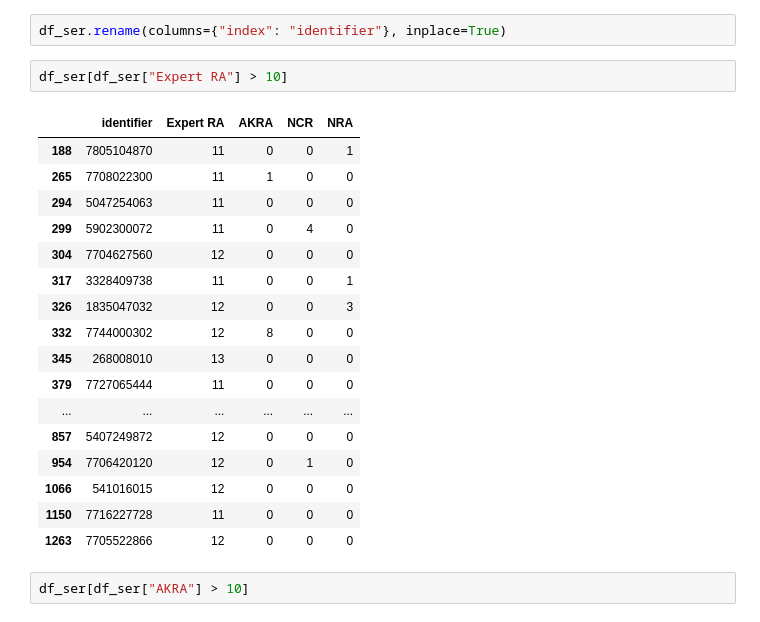
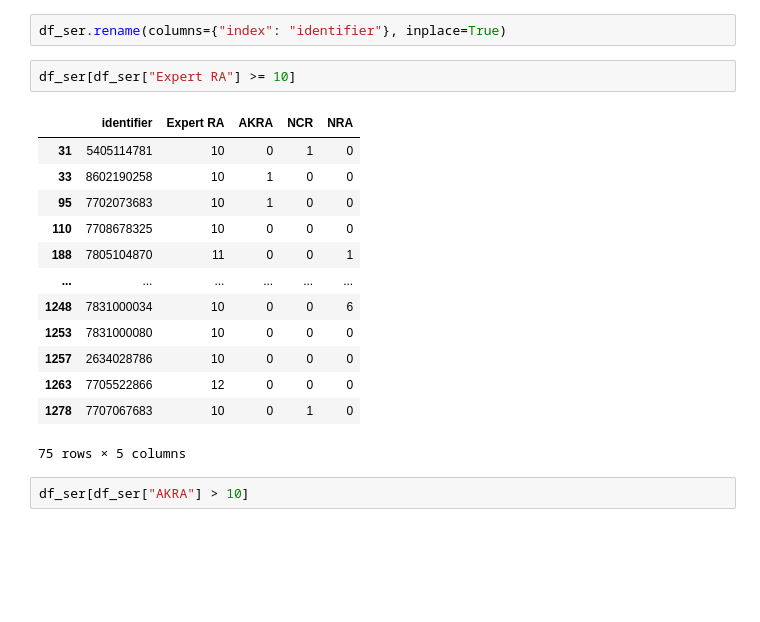
Before and after one commit to DanLip02/Ratings-analysis-project, a Jupyter notebook: jupyter_books/get_full_data_long-ser.ipynb, the cells around one changed output. Cells and saved outputs as stored; diff of their text form; blank space fills up the shorter version.

```diff
--- a/jupyter_books/get_full_data_long-ser.ipynb
+++ b/jupyter_books/get_full_data_long-ser.ipynb
@@ -49,25 +49,21 @@ df_ser = pd.DataFrame().from_dict(series_length).T.reset_index()
 # %%
 df_ser.rename(columns={"index": "identifier"}, inplace=True)
 # %%
-df_ser[df_ser["Expert RA"] > 10]
+df_ser[df_ser["Expert RA"] >= 10]
 # %% [output]
 |  | identifier | Expert RA | AKRA | NCR | NRA |
+| 31 | 5405114781 | 10 | 0 | 1 | 0 |
+| 33 | 8602190258 | 10 | 1 | 0 | 0 |
+| 95 | 7702073683 | 10 | 1 | 0 | 0 |
+| 110 | 7708678325 | 10 | 0 | 0 | 0 |
 | 188 | 7805104870 | 11 | 0 | 0 | 1 |
-| 265 | 7708022300 | 11 | 1 | 0 | 0 |
-| 294 | 5047254063 | 11 | 0 | 0 | 0 |
-| 299 | 5902300072 | 11 | 0 | 4 | 0 |
-| 304 | 7704627560 | 12 | 0 | 0 | 0 |
-| 317 | 3328409738 | 11 | 0 | 0 | 1 |
-| 326 | 1835047032 | 12 | 0 | 0 | 3 |
-| 332 | 7744000302 | 12 | 8 | 0 | 0 |
-| 345 | 268008010 | 13 | 0 | 0 | 0 |
-| 379 | 7727065444 | 11 | 0 | 0 | 0 |
 | ... | ... | ... | ... | ... | ... |
-| 857 | 5407249872 | 12 | 0 | 0 | 0 |
-| 954 | 7706420120 | 12 | 0 | 1 | 0 |
-| 1066 | 541016015 | 12 | 0 | 0 | 0 |
-| 1150 | 7716227728 | 11 | 0 | 0 | 0 |
+| 1248 | 7831000034 | 10 | 0 | 0 | 6 |
+| 1253 | 7831000080 | 10 | 0 | 0 | 0 |
+| 1257 | 2634028786 | 10 | 0 | 0 | 0 |
 | 1263 | 7705522866 | 12 | 0 | 0 | 0 |
+| 1278 | 7707067683 | 10 | 0 | 1 | 0 |
+75 rows × 5 columns
 # %%
 df_ser[df_ser["AKRA"] > 10]
 # %% [output]
```
Also changed, not shown: parts of 5 cells of this notebook, 2 other files.
